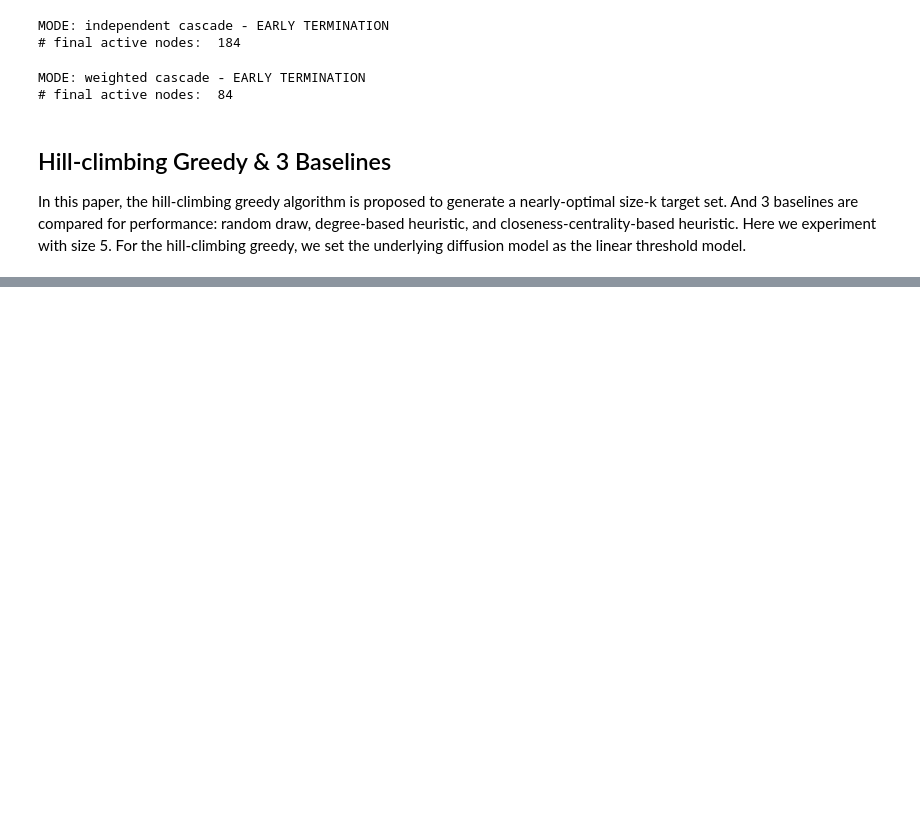
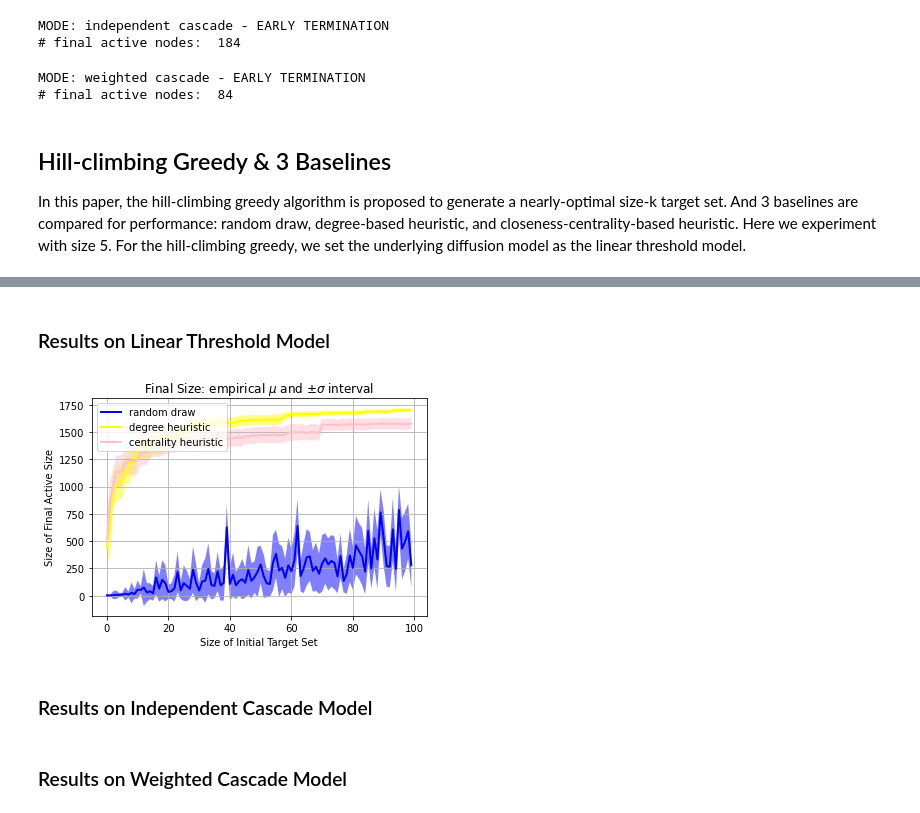
Before and after one commit to liu-yihong/maximize-influence-spread, a Jupyter notebook: test-case.ipynb, the cells around one changed output, grey strips where cells are left out. Drawn from its saved outputs; the diff is of its cells as text; code cells hidden in the pictures; blank space fills up the shorter version.

```diff
--- a/test-case.ipynb
+++ b/test-case.ipynb
@@ -76,0 +89,2 @@ print(target_set4)
+# %% [markdown]
+### Results on Linear Threshold Model
@@ -76,0 +123,36 @@ print(target_set4)
+# %%
+S1 = np.array(temp_list1)
+S2 = np.array(temp_list2)
+S3 = np.array(temp_list3)
+
+mu1 = S1.mean(axis=1)
+sigma1 = S1.std(axis=1)
+
+mu2 = S2.mean(axis=1)
+sigma2 = S2.std(axis=1)
+
+mu3 = S3.mean(axis=1)
+sigma3 = S3.std(axis=1)
+# %%
+fig, ax = plt.subplots(1)
+
+ax.plot(np.arange(100), mu1, lw=2, label='random draw', color='blue')
+ax.fill_between(np.arange(100), mu1+sigma1, mu1-sigma1, facecolor='blue', alpha=0.5)
+
+ax.plot(np.arange(100), mu2, lw=2, label='degree heuristic', color='yellow')
+ax.fill_between(np.arange(100), mu2+sigma2, mu2-sigma2, facecolor='yellow', alpha=0.5)
+
+ax.plot(np.arange(100), mu3, lw=2, label='centrality heuristic', color='pink')
+ax.fill_between(np.arange(100), mu3+sigma3, mu3-sigma3, facecolor='pink', alpha=0.5)
+
+ax.set_title(r'Final Size: empirical $\mu$ and $\pm \sigma$ interval')
+ax.legend(loc='upper left')
+ax.set_xlabel('Size of Initial Target Set')
+ax.set_ylabel('Size of Final Active Size')
+ax.grid()
+# %% [output]
+[figure, added]
+# %% [markdown]
+### Results on Independent Cascade Model
+# %% [markdown]
+### Results on Weighted Cascade Model
```
Also changed, not shown: parts of 5 cells of this notebook, 1 other file.
